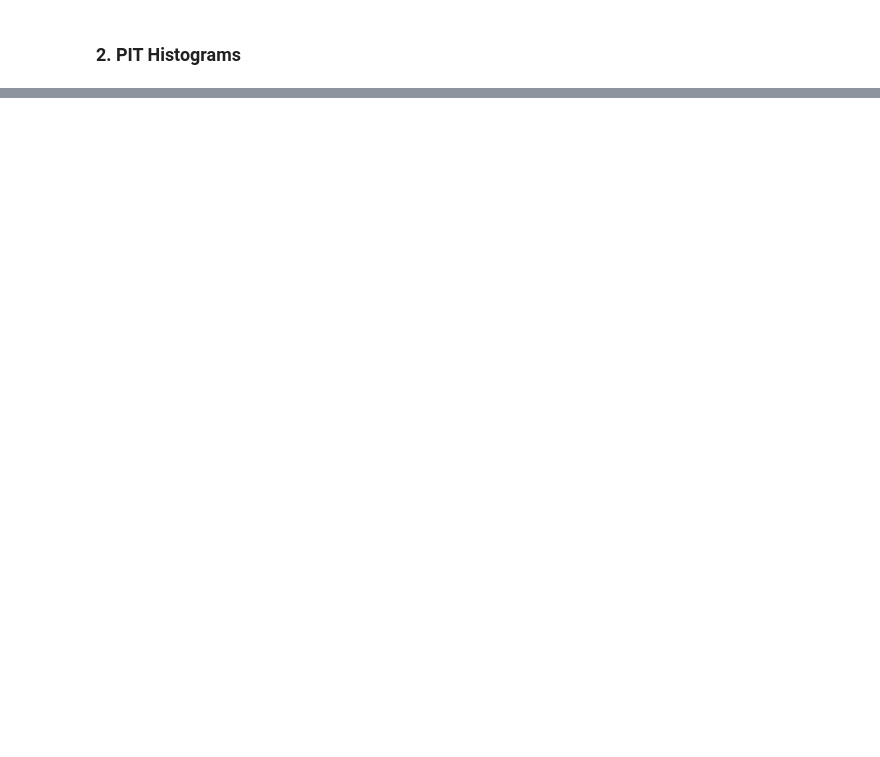
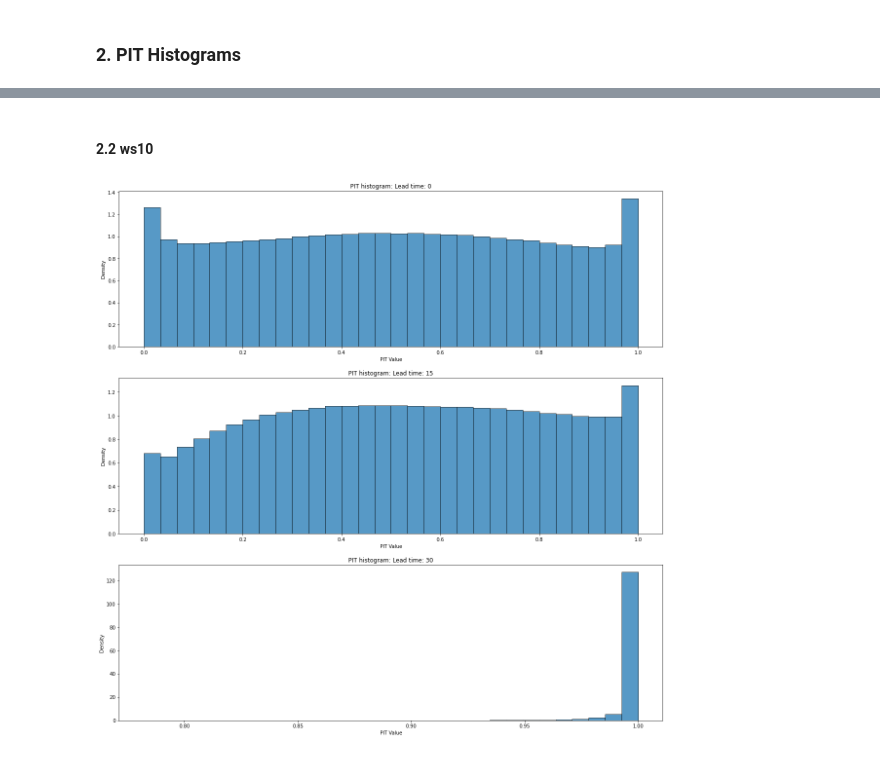
Before and after one commit to cleveryangcong/Bachelor_Thesis, a Jupyter notebook: notebooks/exploratory/2.6-dc-PIT_histograms.ipynb, the cells around one changed output, grey strips where cells are left out. Saved outputs shown, nothing was run; the diff lists cells and outputs as text; code cells hidden in the pictures; blank space fills up the shorter version.

```diff
--- a/notebooks/exploratory/2.6-dc-PIT_histograms.ipynb
+++ b/notebooks/exploratory/2.6-dc-PIT_histograms.ipynb
@@ -134,0 +157,6 @@ plot_pit_histogram_all(EMOS_global_ws10_preds, t2m_ground_truth, num_bins=30)
+# %% [markdown]
+#### 2.2 ws10
+# %%
+plot_pit_histogram_all(EMOS_global_ws10_preds, ws10_ground_truth, num_bins=30)
+# %% [output]
+[figure, added]
```
Also changed, not shown: parts of 10 cells of this notebook.
